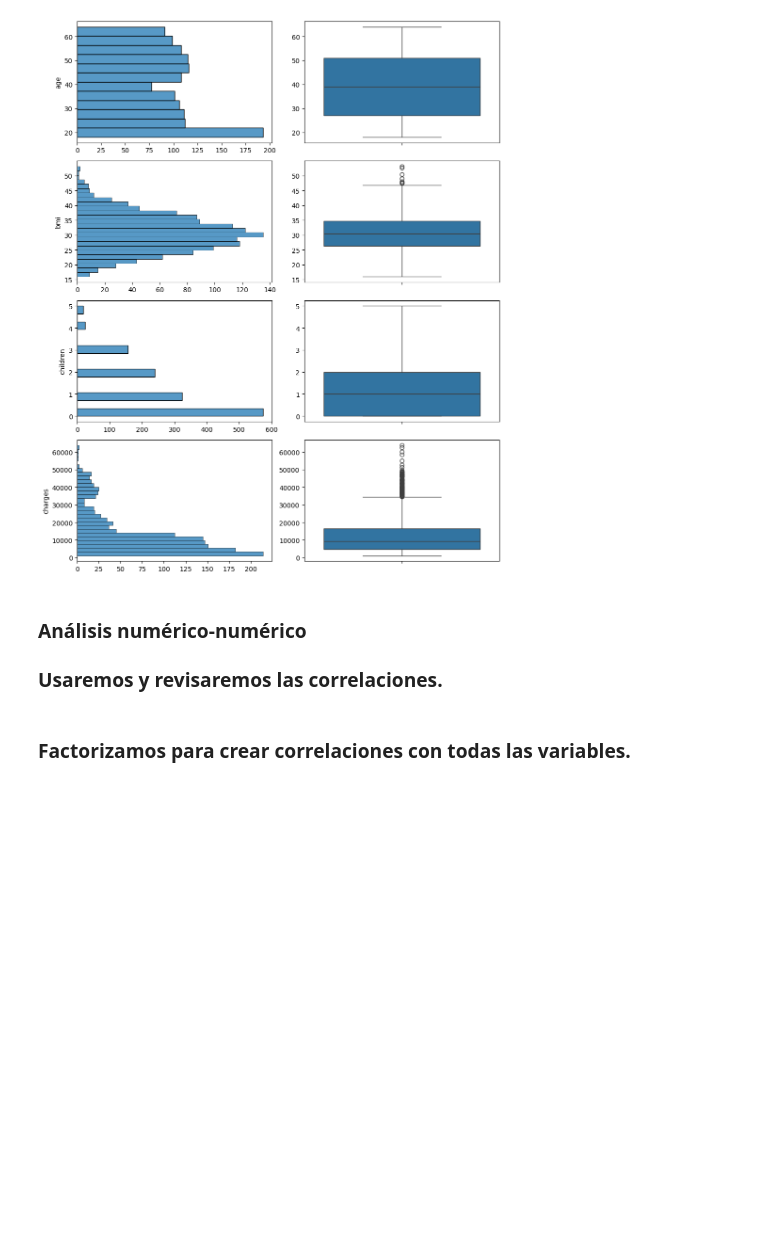
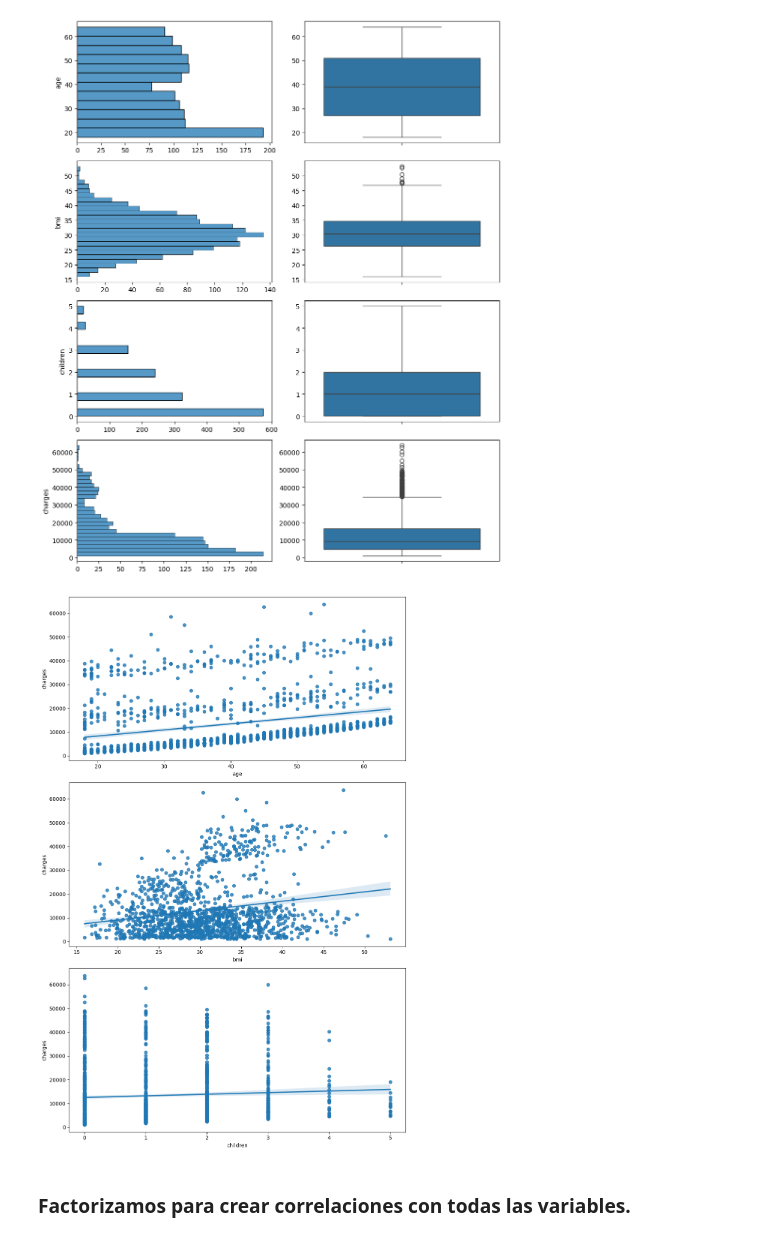
Before and after one commit to 4GeeksAcademy/AnthonnyMal-Machine-Learnig, a Jupyter notebook: src/02-linear-regression-medical-insurance-cost.ipynb, the cells around one changed output. Saved outputs shown, nothing was run; the diff lists cells and outputs as text; code cells hidden in the pictures; blank space fills up the shorter version.

```diff
--- a/src/02-linear-regression-medical-insurance-cost.ipynb
+++ b/src/02-linear-regression-medical-insurance-cost.ipynb
@@ -132,10 +132,18 @@ plt.tight_layout()
 plt.show()
 # %% [output]
 [figure]
-# %% [markdown]
-### Análisis numérico-numérico
-
-### Usaremos y revisaremos las correlaciones.
+# %%
+fig, axis = plt.subplots(3, 1, figsize = (10, 15))
+
+sns.regplot(ax = axis[0], data = df, x = "age", y = "charges")
+sns.regplot(ax = axis[1], data = df, x = "bmi", y = "charges")
+sns.regplot(ax = axis[2], data = df, x = "children", y = "charges")
+
+plt.tight_layout()
+
+plt.show()
+# %% [output]
+[figure, added]
 # %% [markdown]
 ### Factorizamos para crear correlaciones con todas las variables.
 # %%
```
Also changed, not shown: parts of 11 cells of this notebook.
